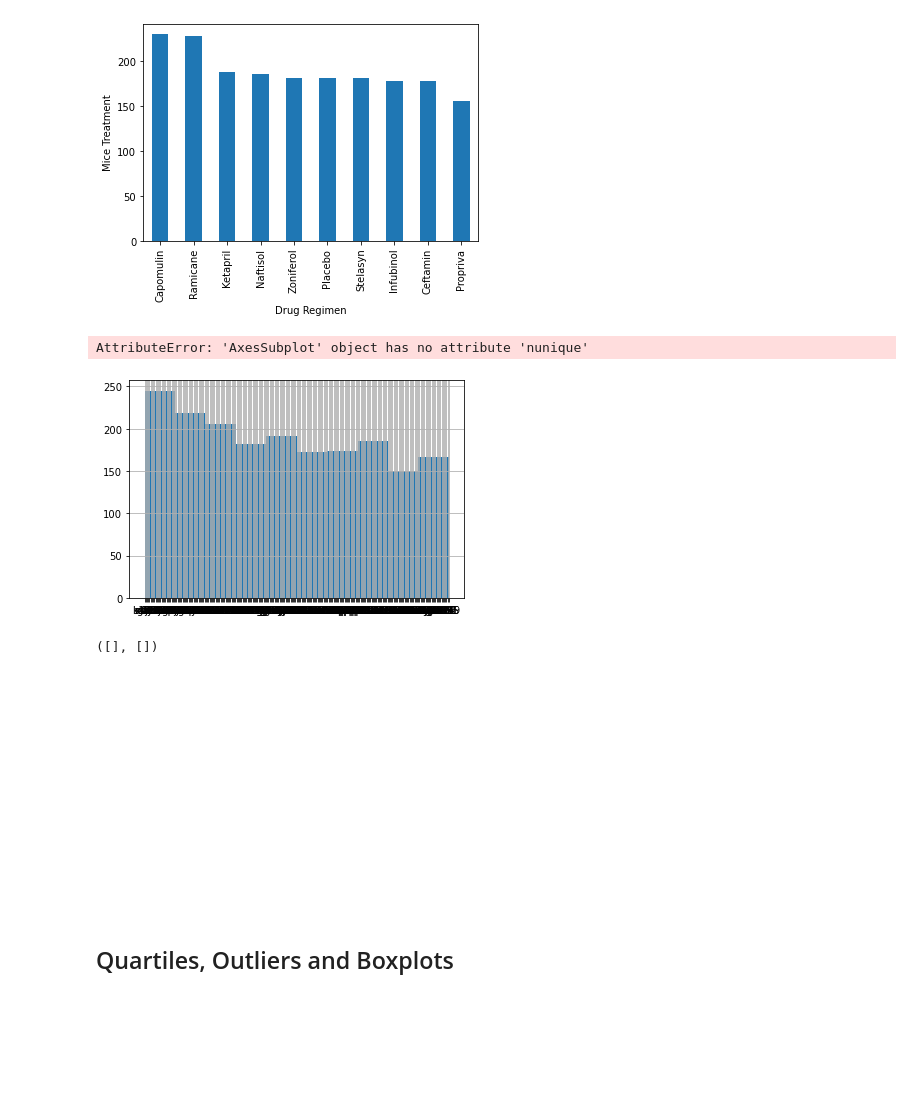
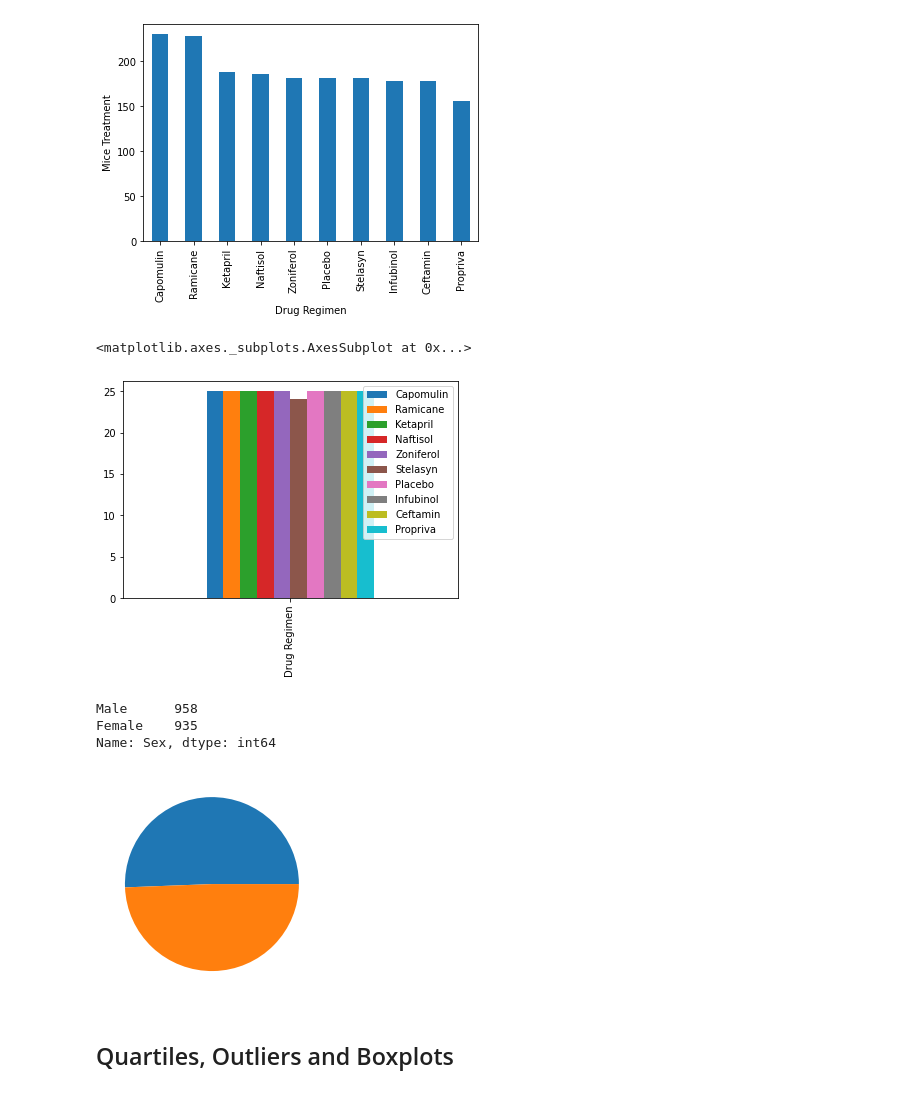
Before and after one commit to Hootie96/The_Power_of_Plots, a Jupyter notebook: Code Files/05-Matplotlib_HW_Instructions_Pymaceuticals_pymaceuticals_starter.ipynb, the cells around one changed output. Saved outputs shown, nothing was run; the diff lists cells and outputs as text; code cells hidden in the pictures; blank space fills up the shorter version.

Commit message:
bar plot doesn't look good, but it's correct.

```diff
--- a/Code Files/05-Matplotlib_HW_Instructions_Pymaceuticals_pymaceuticals_starter.ipynb
+++ b/Code Files/05-Matplotlib_HW_Instructions_Pymaceuticals_pymaceuticals_starter.ipynb
@@ -154,33 +154,39 @@ plt.show()
 # %%
 # Generate a bar plot showing the total number of unique mice tested on each drug regimen using pyplot.
 #unique function to find the number of mice
 #count_cap = lab_data.loc[lab_data['Drug Regimen'] == 'Capomulin' ]
 #count_ram = lab_data.loc[lab_data['Drug Regimen'] == 'Ramicane']
 #count_ket = lab_data.loc[lab_data['Drug Regimen'] == 'Ketapril']
 #count_naf = lab_data.loc[lab_data['Drug Regimen'] == 'Naftisol']
 #count_zon = lab_data.loc[lab_data['Drug Regimen'] == 'Zoniferol']
 #count_ste = lab_data.loc[lab_data['Drug Regimen'] == 'Stelasyn']
 #count_pla = lab_data.loc[lab_data['Drug Regimen'] == 'Placebo']
 #count_inf = lab_data.loc[lab_data['Drug Regimen'] == 'Infubinol']
 #count_cef = lab_data.loc[lab_data['Drug Regimen'] == 'Ceftamin']
 #count_pro = lab_data.loc[lab_data['Drug Regimen'] == 'Propriva']
-#counts_mice = {'Capomulin': count_cap.nunique()['Mouse ID'],
-               #'Ramicane': count_ram.nunique()['Mouse ID'],'Ketapril': count_ket.nunique()['Mouse ID'],
-               #'Naftisol': count_naf.nunique()['Mouse ID'], 'Zoniferol': count_zon.nunique()['Mouse ID'],
-               #'Stelasyn': count_ste.nunique()['Mouse ID'],'Placebo': count_pla.nunique()['Mouse ID'],
-               #'Infubinol':count_inf.nunique()['Mouse ID'],'Ceftamin': count_cef.nunique()['Mouse ID'],
-               #'Propriva': count_pro.nunique()['Mouse ID']}
+counts_mice = pd.DataFrame({'Capomulin': count_cap.nunique()['Mouse ID'],
+               'Ramicane': count_ram.nunique()['Mouse ID'],'Ketapril': count_ket.nunique()['Mouse ID'],
+               'Naftisol': count_naf.nunique()['Mouse ID'], 'Zoniferol': count_zon.nunique()['Mouse ID'],
+               'Stelasyn': count_ste.nunique()['Mouse ID'],'Placebo': count_pla.nunique()['Mouse ID'],
+               'Infubinol':count_inf.nunique()['Mouse ID'],'Ceftamin': count_cef.nunique()['Mouse ID'],
+               'Propriva': count_pro.nunique()['Mouse ID']}, index=['Drug Regimen'])
 #regimens = list(counts_mice)
+counts_mice.plot.bar()
 # %% [output]
-AttributeError: 'AxesSubplot' object has no attribute 'nunique'
+<matplotlib.axes._subplots.AxesSubplot at 0x...>
-[figure, old version]
+[figure, new version]
 # %%
 # Generate a pie plot showing the distribution of female versus male mice using pandas
-count_female = lab_data.loc[lab_data['Drug Regimen'] == 'Female']
-count_male = lab_data.loc[lab_data['Drug Regimen'] == 'Male']
+#count_female = lab_data.loc[lab_data['Drug Regimen'] == 'Female']
+#count_male = lab_data.loc[lab_data['Drug Regimen'] == 'Male']
+gender_data = lab_data['Sex'].value_counts()
+plt.pie(gender_data)
+gender_data
 # %% [output]
-([], [])
+Male      958
+Female    935
+Name: Sex, dtype: int64
-[figure, old version]
+[figure, new version]
 # %%
 # Generate a pie plot showing the distribution of female versus male mice using pyplot
 # %% [markdown]
```
